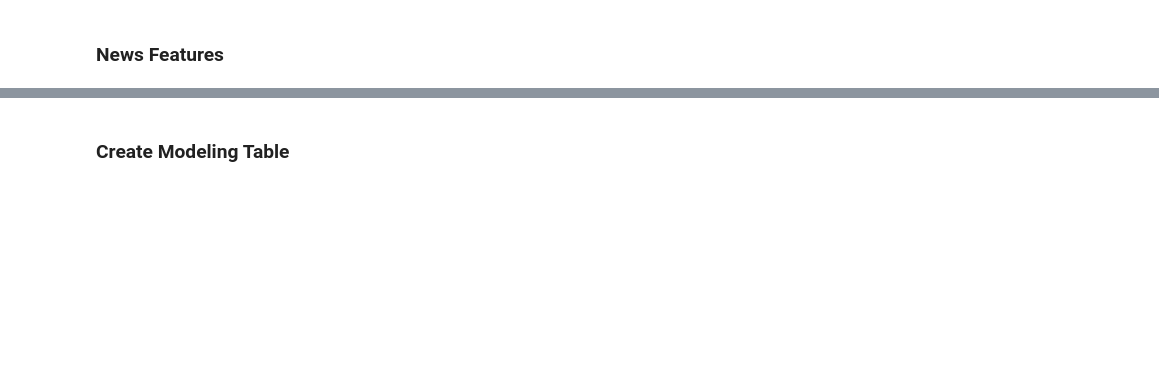
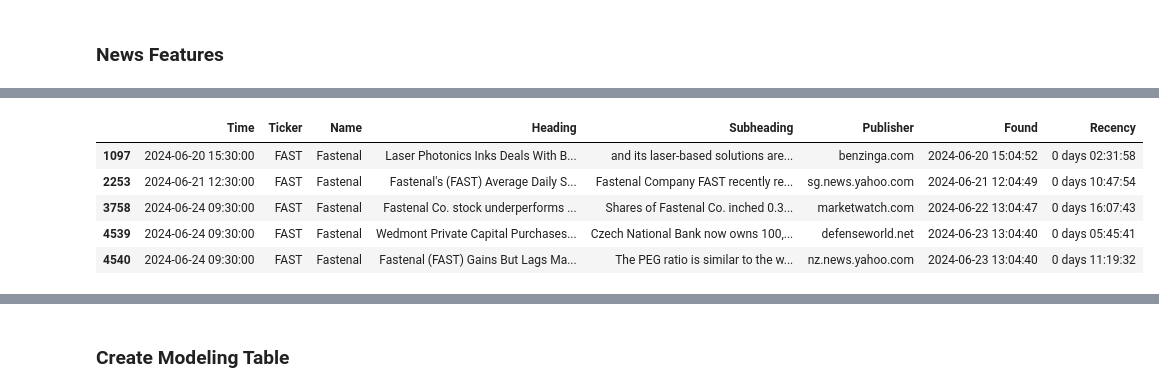
Before and after one commit to diegotanton/Sibyl-1, a Jupyter notebook: feature_engineering.ipynb, the cells around one changed output, grey strips where cells are left out. Cells and saved outputs as stored; diff of their text form; code cells hidden in the pictures; blank space fills up the shorter version.

```diff
--- a/feature_engineering.ipynb
+++ b/feature_engineering.ipynb
@@ -45,0 +54,10 @@ news
+# %%
+fast = news[news["Ticker"]=="FAST"].copy()
+fast.head()
+# %% [output]
+|  | Time | Ticker | Name | Heading | Subheading | Publisher | Found | Recency |
+| 1097 | 2024-06-20 15:30:00 | FAST | Fastenal | Laser Photonics Inks Deals With B... | and its laser-based solutions are... | benzinga.com | 2024-06-20 15:04:52 | 0 days 02:31:58 |
+| 2253 | 2024-06-21 12:30:00 | FAST | Fastenal | Fastenal's (FAST) Average Daily S... | Fastenal Company FAST recently re... | sg.news.yahoo.com | 2024-06-21 12:04:49 | 0 days 10:47:54 |
+| 3758 | 2024-06-24 09:30:00 | FAST | Fastenal | Fastenal Co. stock underperforms ... | Shares of Fastenal Co. inched 0.3... | marketwatch.com | 2024-06-22 13:04:47 | 0 days 16:07:43 |
+| 4539 | 2024-06-24 09:30:00 | FAST | Fastenal | Wedmont Private Capital Purchases... | Czech National Bank now owns 100,... | defenseworld.net | 2024-06-23 13:04:40 | 0 days 05:45:41 |
+| 4540 | 2024-06-24 09:30:00 | FAST | Fastenal | Fastenal (FAST) Gains But Lags Ma... | The PEG ratio is similar to the w... | nz.news.yahoo.com | 2024-06-23 13:04:40 | 0 days 11:19:32 |
```
Also changed, not shown: parts of 16 cells of this notebook, 4 other files.
